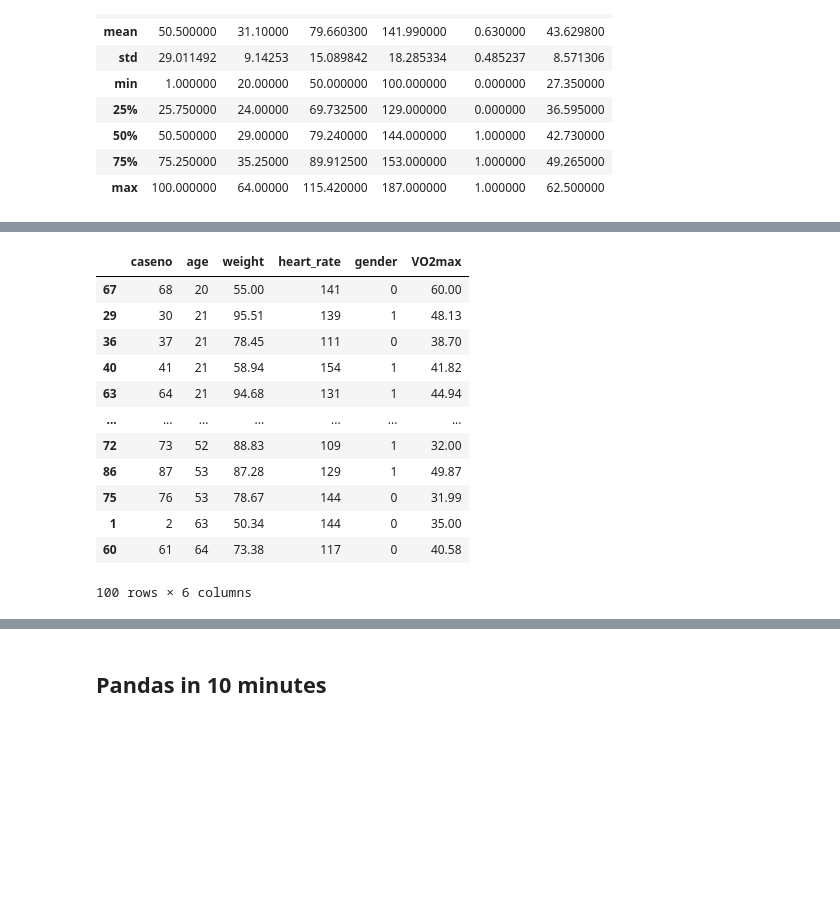
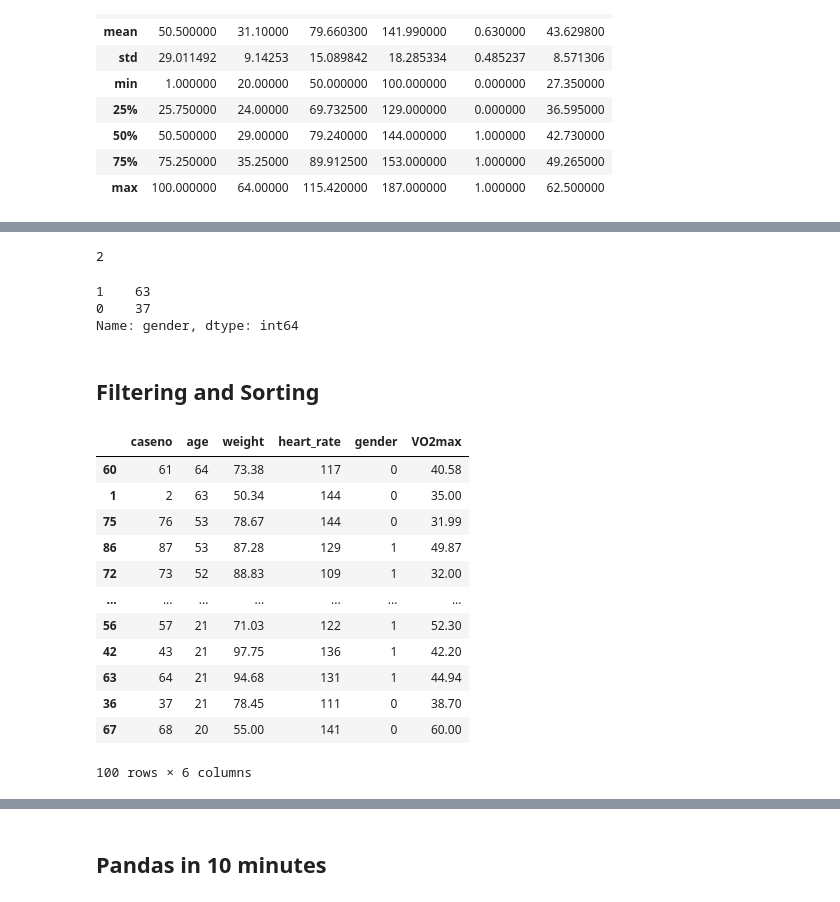
Before and after one commit to lyashevska/python-for-biomechanics, a Jupyter notebook: 1. Introduction to Pandas.ipynb, the cells around one changed output, grey strips where cells are left out. Saved outputs shown, nothing was run; the diff lists cells and outputs as text; code cells hidden in the pictures; blank space fills up the shorter version.

```diff
--- a/Introduction to Pandas.ipynb
+++ b/1. Introduction to Pandas.ipynb
@@ -226,19 +239,33 @@ df.describe()
 # %%
 # TASK access column heart rate
+# %%
+# how many unique values in the column
+df.gender.nunique()
+# %% [output]
+2
+# %%
+# how many are males/females
+df.gender.value_counts()
+# %% [output]
+1    63
+0    37
+Name: gender, dtype: int64
+# %% [markdown]
+## Filtering and Sorting
 # %%
-df.sort_values(by="age")
+df.sort_values(by="age", ascending=False)
 # %% [output]
 |  | caseno | age | weight | heart_rate | gender | VO2max |
+| 60 | 61 | 64 | 73.38 | 117 | 0 | 40.58 |
+| 1 | 2 | 63 | 50.34 | 144 | 0 | 35.00 |
+| 75 | 76 | 53 | 78.67 | 144 | 0 | 31.99 |
+| 86 | 87 | 53 | 87.28 | 129 | 1 | 49.87 |
+| 72 | 73 | 52 | 88.83 | 109 | 1 | 32.00 |
+| ... | ... | ... | ... | ... | ... | ... |
+| 56 | 57 | 21 | 71.03 | 122 | 1 | 52.30 |
+| 42 | 43 | 21 | 97.75 | 136 | 1 | 42.20 |
+| 63 | 64 | 21 | 94.68 | 131 | 1 | 44.94 |
+| 36 | 37 | 21 | 78.45 | 111 | 0 | 38.70 |
 | 67 | 68 | 20 | 55.00 | 141 | 0 | 60.00 |
-| 29 | 30 | 21 | 95.51 | 139 | 1 | 48.13 |
-| 36 | 37 | 21 | 78.45 | 111 | 0 | 38.70 |
-| 40 | 41 | 21 | 58.94 | 154 | 1 | 41.82 |
-| 63 | 64 | 21 | 94.68 | 131 | 1 | 44.94 |
-| ... | ... | ... | ... | ... | ... | ... |
-| 72 | 73 | 52 | 88.83 | 109 | 1 | 32.00 |
-| 86 | 87 | 53 | 87.28 | 129 | 1 | 49.87 |
-| 75 | 76 | 53 | 78.67 | 144 | 0 | 31.99 |
-| 1 | 2 | 63 | 50.34 | 144 | 0 | 35.00 |
-| 60 | 61 | 64 | 73.38 | 117 | 0 | 40.58 |
 100 rows × 6 columns
 # %%
```
Also changed, not shown: parts of 24 cells of this notebook, 2 other files.
